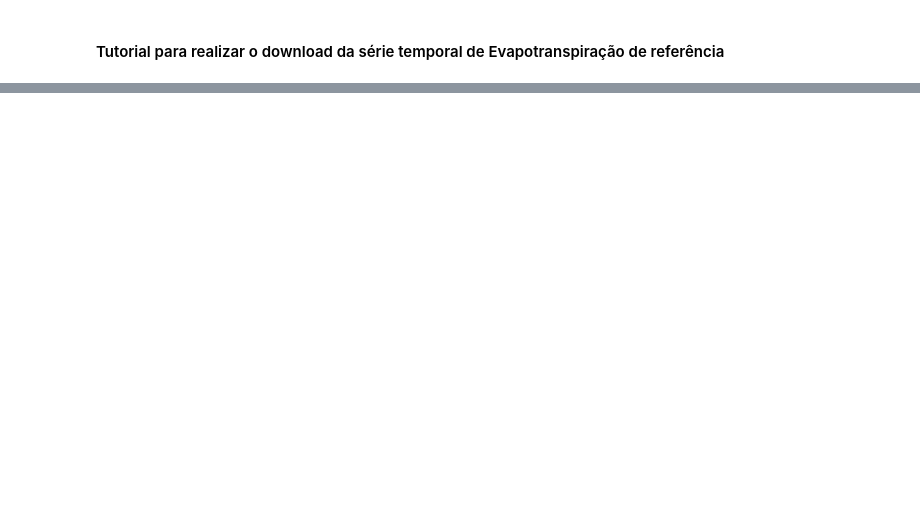
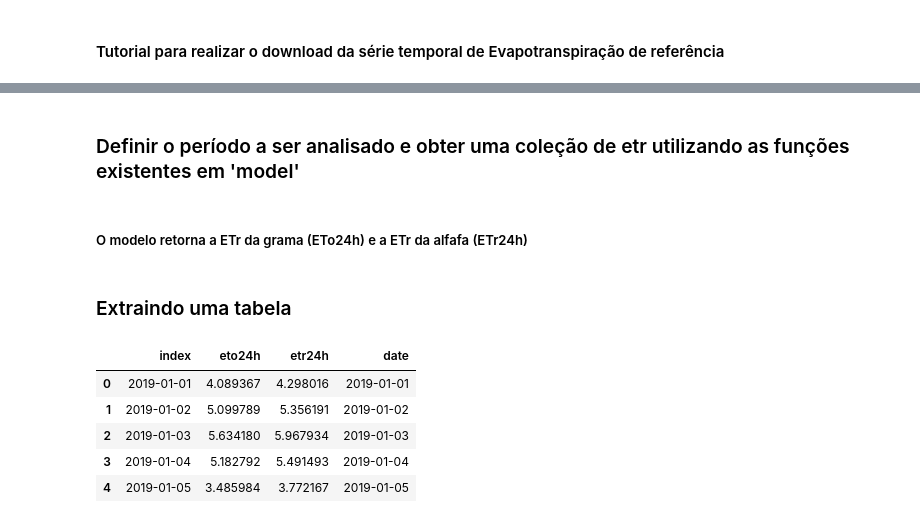
Before and after one commit to openet-brazil/etr_era5, a Jupyter notebook: example/baixando_series_temporais.ipynb, the cells around one changed output, grey strips where cells are left out. Saved outputs shown, nothing was run; the diff lists cells and outputs as text; code cells hidden in the pictures; blank space fills up the shorter version.

```diff
--- a/example/baixando_series_temporais.ipynb
+++ b/example/baixando_series_temporais.ipynb
@@ -16,3 +18,7 @@ from etr_era5 import etr
+# %% [markdown]
+### Definir o período a ser analisado e obter uma coleção de etr utilizando as funções existentes em 'model'
+# %% [markdown]
+##### O modelo retorna a ETr da grama (ETo24h) e a ETr da alfafa (ETr24h)
 # %%
 # Data inicial
 start_date = '2019-01-01'
@@ -44,0 +61,2 @@ def get_etr(date):
+# %% [markdown]
+### Extraindo uma tabela
@@ -44,0 +89,9 @@ def get_etr(date):
+# %%
+df.head()
+# %% [output]
+|  | index | eto24h | etr24h | date |
+| 0 | 2019-01-01 | 4.089367 | 4.298016 | 2019-01-01 |
+| 1 | 2019-01-02 | 5.099789 | 5.356191 | 2019-01-02 |
+| 2 | 2019-01-03 | 5.634180 | 5.967934 | 2019-01-03 |
+| 3 | 2019-01-04 | 5.182792 | 5.491493 | 2019-01-04 |
+| 4 | 2019-01-05 | 3.485984 | 3.772167 | 2019-01-05 |
```
Also changed, not shown: parts of 9 cells of this notebook.
